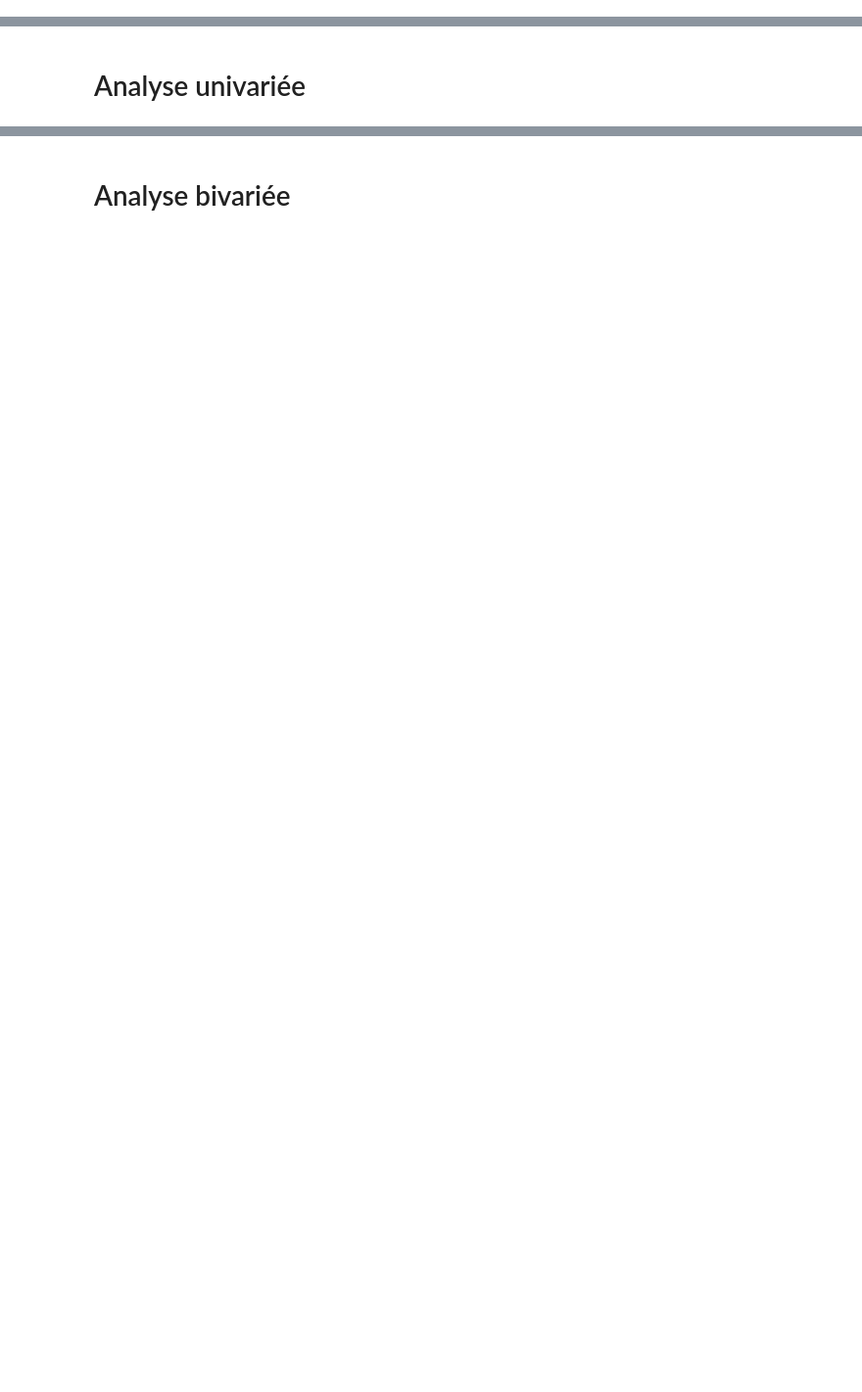
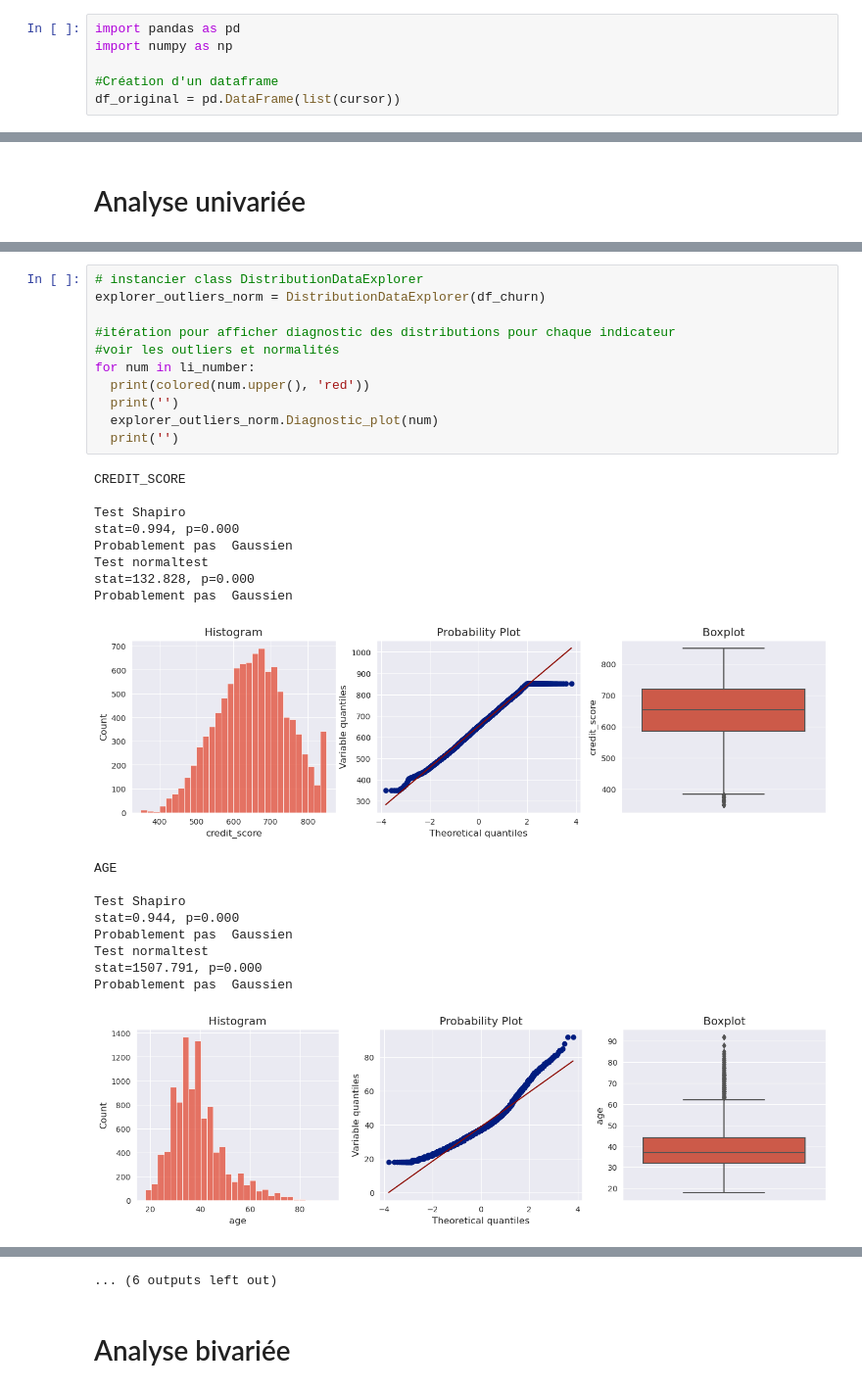
Before and after one commit to swanAI/Churn_bank_docker_pymongo, a Jupyter notebook: notebooks/Churn_analyse.ipynb, the cells around one changed output, grey strips where cells are left out. Shown at 98% size. Cells and saved outputs as stored; diff of their text form; blank space fills up the shorter version.

```diff
--- a/notebooks/Churn_analyse.ipynb
+++ b/notebooks/Churn_analyse.ipynb
@@ -168,0 +407,6 @@ results_pipe.tail()
+# %%
+import pandas as pd
+import numpy as np
+
+#Création d'un dataframe
+df_original = pd.DataFrame(list(cursor))
@@ -320,0 +544,30 @@ for col in li_object:
+# %%
+# instancier class DistributionDataExplorer
+explorer_outliers_norm = DistributionDataExplorer(df_churn)
+
+#itération pour afficher diagnostic des distributions pour chaque indicateur
+#voir les outliers et normalités
+for num in li_number:
+  print(colored(num.upper(), 'red'))
+  print('')
+  explorer_outliers_norm.Diagnostic_plot(num)
+  print('')
+# %% [output]
+CREDIT_SCORE
+
+Test Shapiro
+stat=0.994, p=0.000
+Probablement pas  Gaussien
+Test normaltest
+stat=132.828, p=0.000
+Probablement pas  Gaussien
+[figure, added]
+AGE
+
+Test Shapiro
+stat=0.944, p=0.000
+Probablement pas  Gaussien
+Test normaltest
+stat=1507.791, p=0.000
+Probablement pas  Gaussien
+[figure, added]
@@ -321,2 +610,3 @@ for col in li_object:
+... (6 outputs left out)
 # %% [markdown]
 # Analyse bivariée
```
Also changed, not shown: parts of 38 cells of this notebook.
